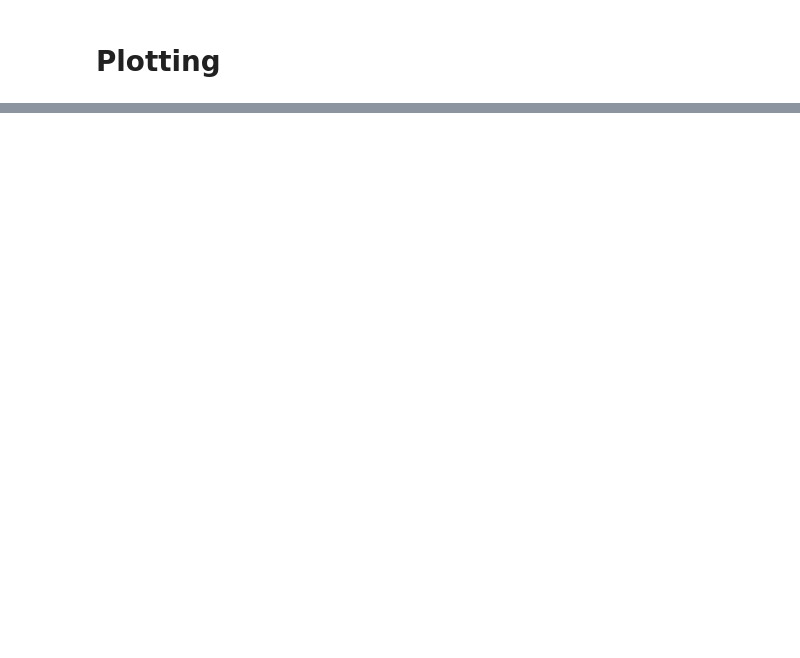
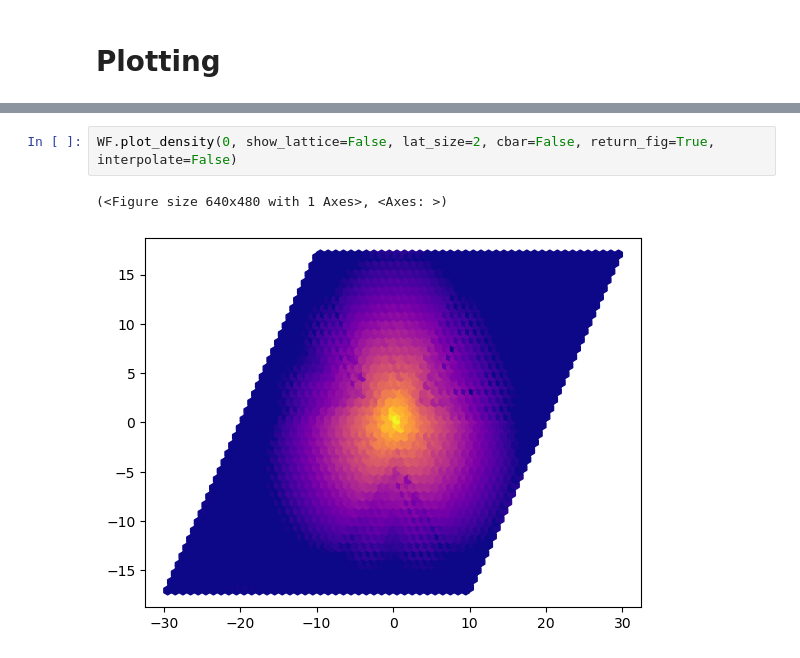
Before and after one commit to treycole/WanPy, a Jupyter notebook: top_obstruction/wan_fxns.ipynb, the cells around one changed output, grey strips where cells are left out. Saved outputs shown, nothing was run; the diff lists cells and outputs as text; blank space fills up the shorter version.

```diff
--- a/top_obstruction/wan_fxns.ipynb
+++ b/top_obstruction/wan_fxns.ipynb
@@ -268,3 +288,8 @@ loc_steps
+# %%
+WF.plot_density(0, show_lattice=False, lat_size=2, cbar=False, return_fig=True, interpolate=False)
+# %% [output]
+(<Figure size 640x480 with 1 Axes>, <Axes: >)
+[figure, added]
 # %%
 idx = 0
 fig, ax = WF.plot_decay(idx, fit_rng=[5, 20], return_fig=True)
```
Also changed, not shown: parts of 20 cells of this notebook, 33 other files.
